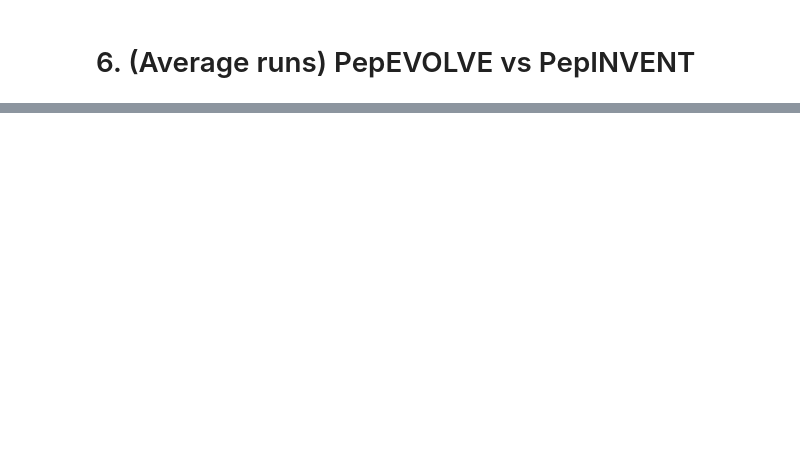
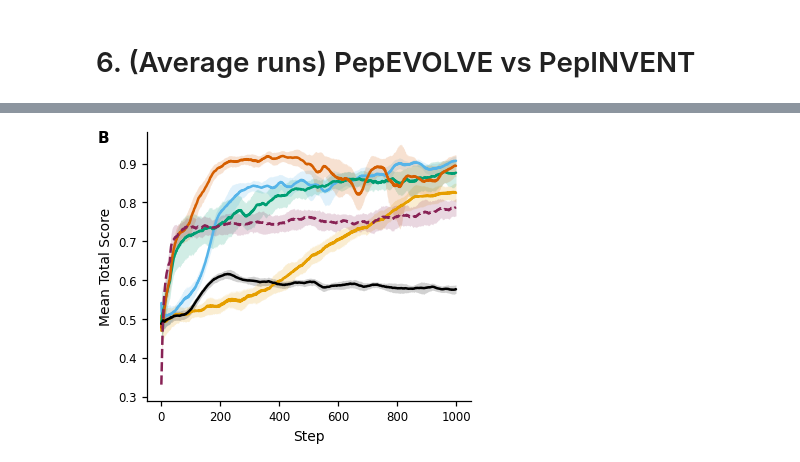
Before and after one commit to MSDLLCpapers/PepEvolve, a Jupyter notebook: tools/notebook/manuscript-figure.ipynb, the cells around one changed output, grey strips where cells are left out. Drawn from its saved outputs; the diff is of its cells as text; code cells hidden in the pictures; blank space fills up the shorter version.

```diff
--- a/tools/notebook/manuscript-figure.ipynb
+++ b/tools/notebook/manuscript-figure.ipynb
@@ -854,7 +471,7 @@ import os
 import pandas as pd
 import numpy as np
 
-base_dir = "./output/journal/result"
+base_dir = "../../output/journal/result"
 
 SETTINGS = ['nm', 'ns', 'sm', 'ss']
 ABLATION_TYPES = ['pepevolve', 'cs_topk', 'topk', 'topk_gra', 'pepinvent', 'pepinvent_cs']
@@ -1256,0 +763,72 @@ plt.show()
+# %%
+fig, ax = plt.subplots(figsize=(SINGLE_COL_IN, H_MED))
+
+legend_handles = {}
+
+for setting in SETTINGS:
+    if setting not in pepevolve_means:
+        continue
+    mean_series = pepevolve_means[setting]
+    std_series = pepevolve_stds[setting]
+    smooth_mean = mean_series.rolling(window=30, min_periods=1).mean()
+    smooth_std = std_series.rolling(window=30, min_periods=1).mean()
+    label = f"PepEVOLVE - {SETTING_TITLES[setting].upper()}"
+    line, = ax.plot(
+        smooth_mean.index,
+        smooth_mean,
+        linewidth=1.8,
+        color=PEPEVOLVE_COLORS[setting],
+        label=label,
+        solid_capstyle='round'
+    )
+    ax.fill_between(
+        smooth_mean.index,
+        smooth_mean - smooth_std,
+        smooth_mean + smooth_std,
+        color=PEPEVOLVE_COLORS[setting],
+        alpha=0.18,
+        linewidth=0
+    )
+    legend_handles[f"pepevolve_{setting}"] = (line, label)
+
+# PepINVENT
+if mean_series_pepinvent is not None:
+    smooth_mean = mean_series_pepinvent.rolling(window=30, min_periods=1).mean()
+    smooth_std = std_series_pepinvent.rolling(window=30, min_periods=1).mean()
+    label = "PepINVENT"
+    line, = ax.plot(smooth_mean.index, smooth_mean, linewidth=1.8, color=PEPINVENT_COLOR, solid_capstyle='round')
+    ax.fill_between(smooth_mean.index, smooth_mean - smooth_std, smooth_mean + smooth_std, color=PEPINVENT_COLOR, alpha=0.18, linewidth=0)
+    legend_handles["pepinvent"] = (line, label)
+
+# GA
+if mean_series_tga is not None:
+    smooth_mean = mean_series_tga.rolling(window=30, min_periods=1).mean()
+    smooth_std = std_series_tga.rolling(window=30, min_periods=1).mean()
+    label = "GA"
+    line, = ax.plot(smooth_mean.index, smooth_mean, linewidth=1.8, color=TGA_COLOR, solid_capstyle='round', linestyle='--')
+    ax.fill_between(smooth_mean.index, smooth_mean - smooth_std, smooth_mean + smooth_std, color=TGA_COLOR, alpha=0.18, linewidth=0)
+    legend_handles["tga"] = (line, label)
+
+ax.set_xlabel("Step")
+ax.set_ylabel("Mean Total Score")
+ax.spines['top'].set_visible(False)
+ax.spines['right'].set_visible(False)
+ax.text(-0.15, 0.95, "B", transform=ax.transAxes,
+        va="bottom", ha="left", fontsize=11, fontweight="bold")
+
+ordered_keys = [f"pepevolve_{s}" for s in SETTINGS] + ["pepinvent", "tga"]
+ordered_handles = [legend_handles[k] for k in ordered_keys if k in legend_handles]
+lines = [h[0] for h in ordered_handles]
+labels = [h[1] for h in ordered_handles]
+
+# ax.legend(lines, labels, fontsize='small', loc='lower right', frameon=False)
+
+plt.tight_layout()
+plt.savefig(
+    "../../figure_pdf/average_score_linegraph_all_raw.pdf",
+    bbox_inches='tight',
+    dpi=600
+)
+plt.show()
+# %% [output]
+[figure, added]
```
Also changed, not shown: parts of 36 cells of this notebook, 18 other files.
